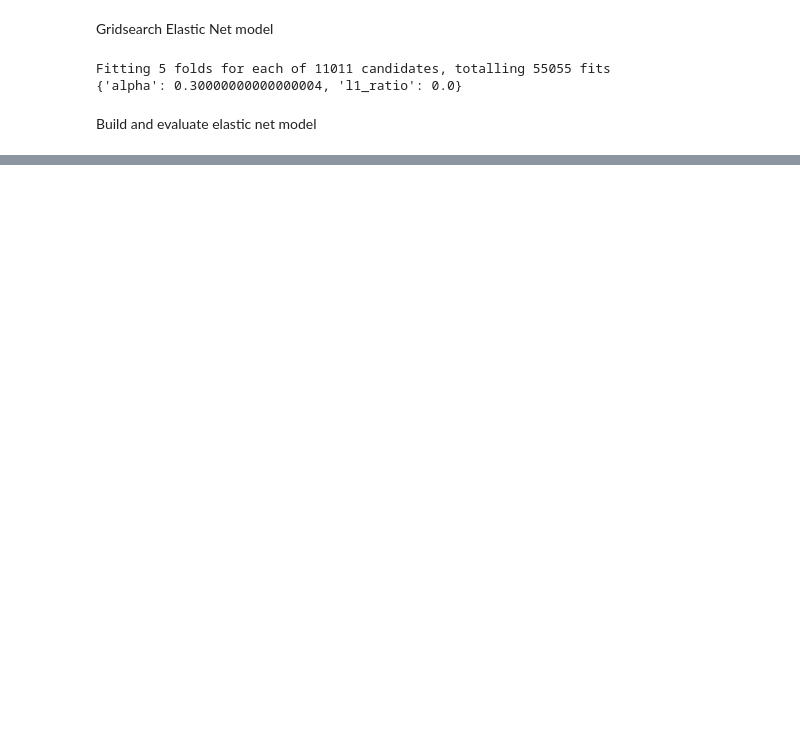
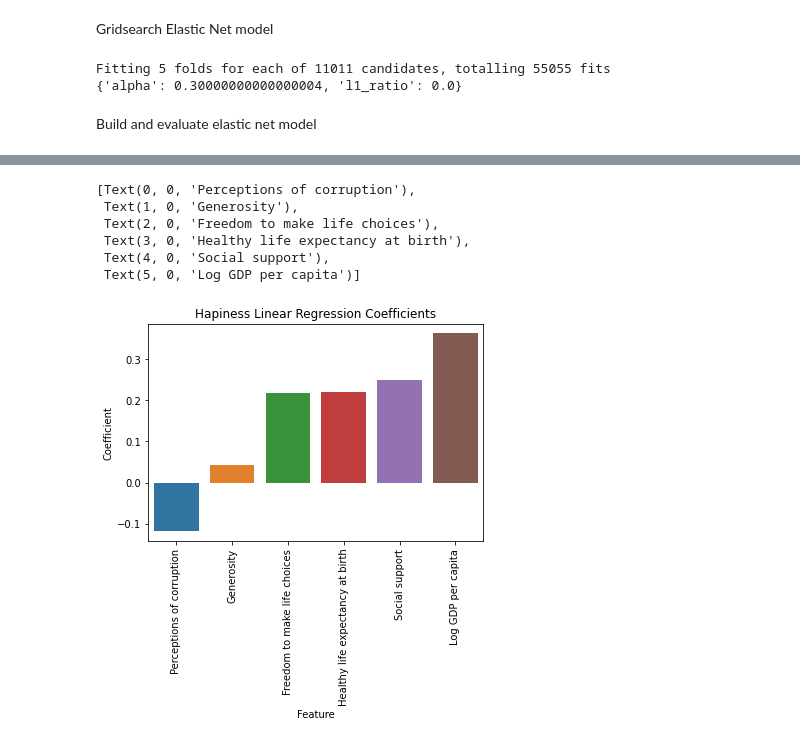
Before and after one commit to blantj/happiness_regression, a Jupyter notebook: Modeling.ipynb, the cells around one changed output, grey strips where cells are left out. Drawn from its saved outputs; the diff is of its cells as text; code cells hidden in the pictures; blank space fills up the shorter version.

```diff
--- a/Modeling.ipynb
+++ b/Modeling.ipynb
@@ -297,0 +300,6 @@ Test MAE:  0.6084742708531561
+# %%
+coefficients_df = pd.DataFrame(lr.coef_)
+coefficients_df.columns = ['Coefficient']
+coefficients_df['Feature'] = x.columns
+coefficients_df.sort_values(by='Coefficient', inplace=True)
+coefficients_df
@@ -297,0 +314,13 @@ Test MAE:  0.6084742708531561
+# %%
+fig, ax = plt.subplots()
+sns.barplot(x='Feature', y='Coefficient', data=coefficients_df, ax=ax)
+ax.set_title('Hapiness Linear Regression Coefficients')
+ax.set_xticklabels(coefficients_df['Feature'], rotation=90)
+# %% [output]
+[Text(0, 0, 'Perceptions of corruption'),
+ Text(1, 0, 'Generosity'),
+ Text(2, 0, 'Freedom to make life choices'),
+ Text(3, 0, 'Healthy life expectancy at birth'),
+ Text(4, 0, 'Social support'),
+ Text(5, 0, 'Log GDP per capita')]
+[figure, added]
```
Also changed, not shown: parts of 4 cells of this notebook.
